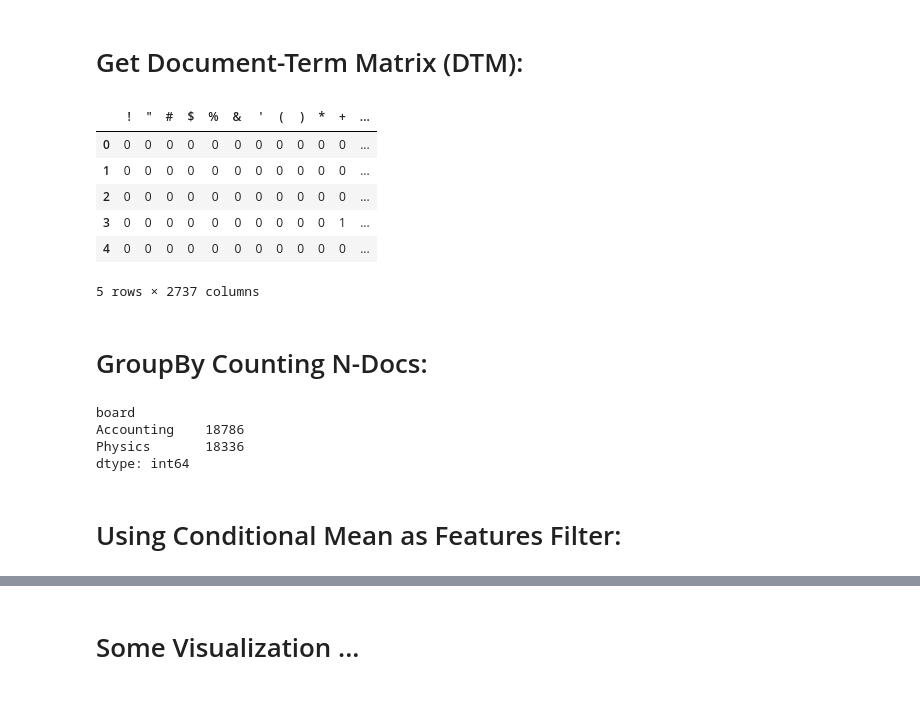
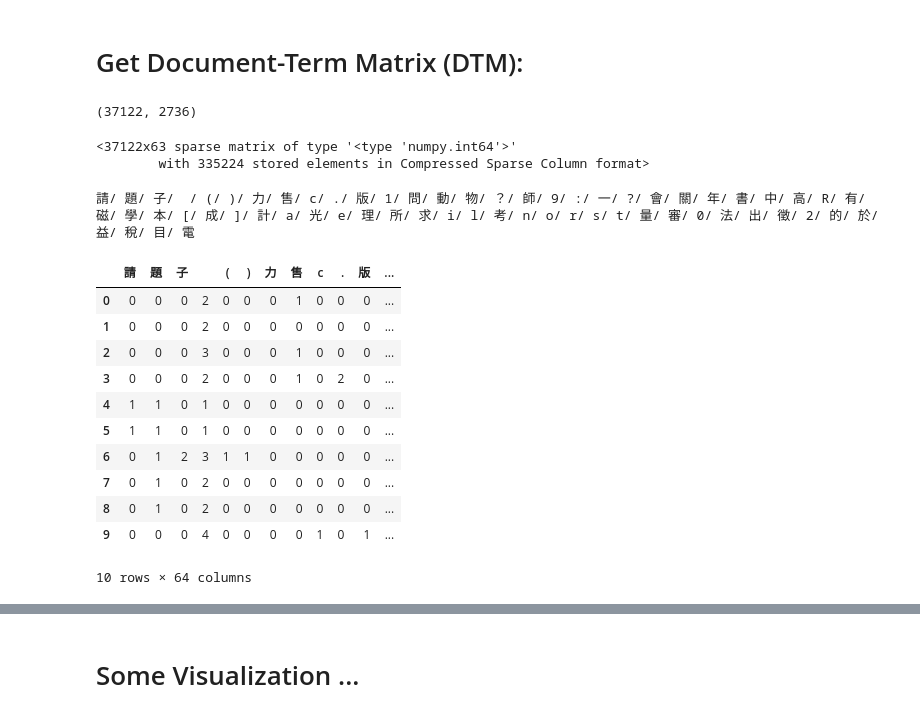
Before and after one commit to c3h3/NCCU-PyData-Courses-2013Spring, a Jupyter notebook: Lecture6/NLP/IntroNLPsldies.ipynb, the cells around one changed output, grey strips where cells are left out. Drawn from its saved outputs; the diff is of its cells as text; code cells hidden in the pictures.

```diff
--- a/Lecture6/NLP/IntroNLPsldies.ipynb
+++ b/Lecture6/NLP/IntroNLPsldies.ipynb
@@ -231,0 +362,4 @@ print len(vec_count.get_feature_names())
+# %%
+selected_text2vec["sdtm"][Accounting_ix,:].sum(0)
+acc_kws_ix = np.argsort(selected_text2vec["sdtm"][Accounting_ix,:].sum(0))[:,-select_top_k_words:].tolist()[0]
+print acc_kws_ix
@@ -231,0 +368,3 @@ print len(vec_count.get_feature_names())
+# %%
+phy_kws_ix = np.argsort(selected_text2vec["sdtm"][Physics_ix,:].sum(0))[:,-select_top_k_words:].tolist()[0]
+print phy_kws_ix
@@ -231,0 +373,4 @@ print len(vec_count.get_feature_names())
+# %%
+all_kws_ix = np.array(list(set(phy_kws_ix + acc_kws_ix)))
+print all_kws_ix.shape
+all_kws_ix
@@ -232,27 +385,35 @@ print len(vec_count.get_feature_names())
 # %% [markdown]
 # Get Document-Term Matrix (DTM):
+# %%
+selected_text2vec["sdtm"].shape
+# %% [output]
+(37122, 2736)
+# %%
+selected_text2vec["sdtm"][:,all_kws_ix]
+# %% [output]
+<37122x63 sparse matrix of type '<type 'numpy.int64'>'
+        with 335224 stored elements in Compressed Sparse Column format>
+# %%
+kws = [selected_text2vec["vec"].get_feature_names()[ii] for ii in all_kws_ix]
+print "/ ".join(kws)
+# %% [output]
+請/ 題/ 子/  / (/ )/ 力/ 售/ c/ ./ 版/ 1/ 問/ 動/ 物/ ？/ 師/ 9/ :/ 一/ ?/ 會/ 關/ 年/ 書/ 中/ 高/ R/ 有/ 磁/ 學/ 本/ [/ 成/ ]/ 計/ a/ 光/ e/ 理/ 所/ 求/ i/ l/ 考/ n/ o/ r/ s/ t/ 量/ 審/ 0/ 法/ 出/ 徵/ 2/ 的/ 於/ 益/ 稅/ 目/ 電
 # %%
-dtm_df = pd.DataFrame(data_count.toarray())
-dtm_df.columns = vec_count.get_feature_names()
+dtm_df = pd.DataFrame(selected_text2vec["sdtm"][:,all_kws_ix].toarray())
+dtm_df.columns = kws
 dtm_df["board"] = articles_df["Board"]
-dtm_df.head()
+dtm_df.head(10)
 # %% [output]
-|  | ! | " | # | $ | % | & | ' | ( | ) | * | + | ... |
-| 0 | 0 | 0 | 0 | 0 | 0 | 0 | 0 | 0 | 0 | 0 | 0 | ... |
-| 1 | 0 | 0 | 0 | 0 | 0 | 0 | 0 | 0 | 0 | 0 | 0 | ... |
-| 2 | 0 | 0 | 0 | 0 | 0 | 0 | 0 | 0 | 0 | 0 | 0 | ... |
-| 3 | 0 | 0 | 0 | 0 | 0 | 0 | 0 | 0 | 0 | 0 | 1 | ... |
-| 4 | 0 | 0 | 0 | 0 | 0 | 0 | 0 | 0 | 0 | 0 | 0 | ... |
+|  | 請 | 題 | 子 |  | ( | ) | 力 | 售 | c | . | 版 | ... |
+| 0 | 0 | 0 | 0 | 2 | 0 | 0 | 0 | 1 | 0 | 0 | 0 | ... |
+| 1 | 0 | 0 | 0 | 2 | 0 | 0 | 0 | 0 | 0 | 0 | 0 | ... |
+| 2 | 0 | 0 | 0 | 3 | 0 | 0 | 0 | 1 | 0 | 0 | 0 | ... |
+| 3 | 0 | 0 | 0 | 2 | 0 | 0 | 0 | 1 | 0 | 2 | 0 | ... |
+| 4 | 1 | 1 | 0 | 1 | 0 | 0 | 0 | 0 | 0 | 0 | 0 | ... |
+| 5 | 1 | 1 | 0 | 1 | 0 | 0 | 0 | 0 | 0 | 0 | 0 | ... |
+| 6 | 0 | 1 | 2 | 3 | 1 | 1 | 0 | 0 | 0 | 0 | 0 | ... |
+| 7 | 0 | 1 | 0 | 2 | 0 | 0 | 0 | 0 | 0 | 0 | 0 | ... |
+| 8 | 0 | 1 | 0 | 2 | 0 | 0 | 0 | 0 | 0 | 0 | 0 | ... |
+| 9 | 0 | 0 | 0 | 4 | 0 | 0 | 0 | 0 | 1 | 0 | 1 | ... |
-5 rows × 2737 columns
+10 rows × 64 columns
-# %% [markdown]
-# GroupBy Counting N-Docs:
-# %%
-dtm_df.groupby("board").size()
-# %% [output]
-board
-Accounting    18786
-Physics       18336
-dtype: int64
-# %% [markdown]
-# Using Conditional Mean as Features Filter:
 # %%
```
Also changed, not shown: parts of 111 cells of this notebook, 4 other files.
